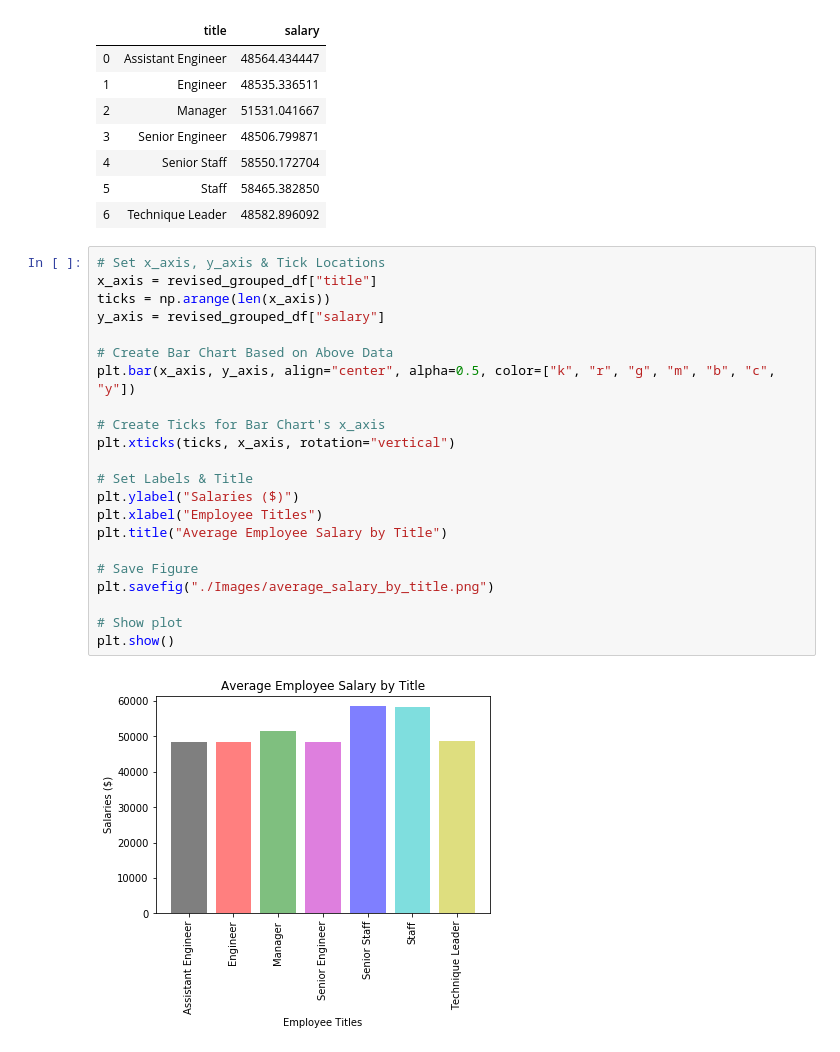
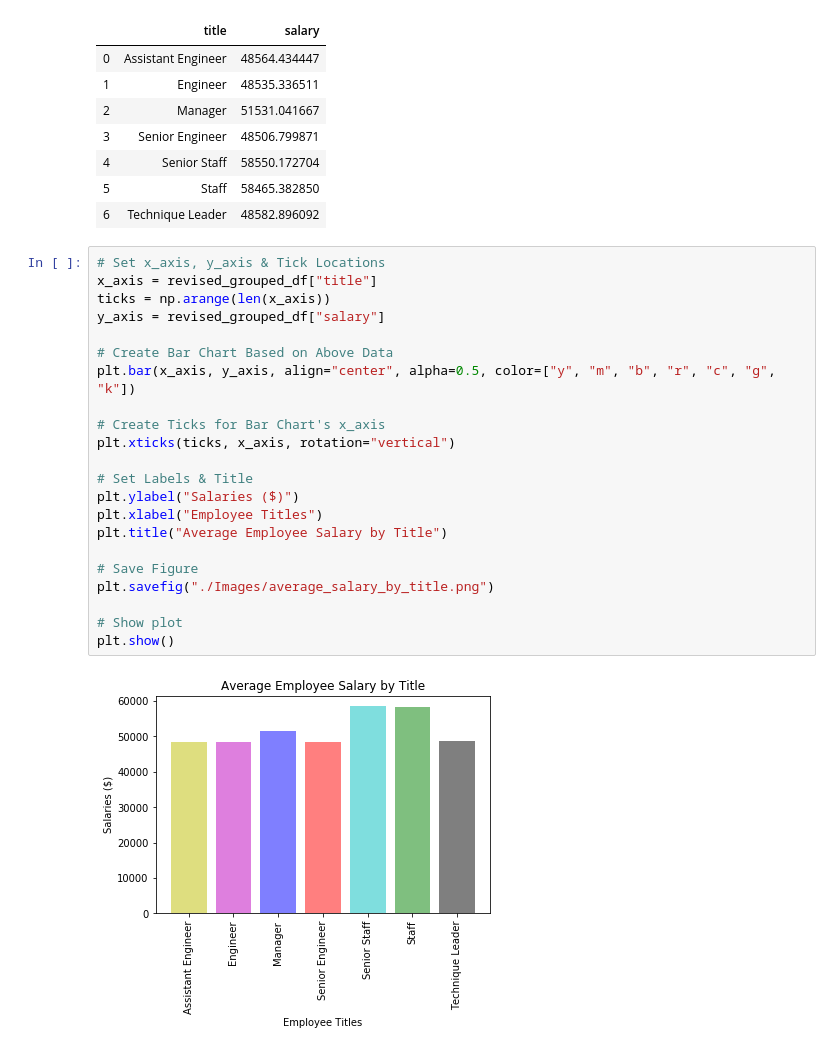
Before and after one commit to Monalipatel/sql-challenge, a Jupyter notebook: employee_db (Bonus).ipynb, the cells around one changed output. Cells and saved outputs as stored; diff of their text form.

```diff
--- a/employee_db (Bonus).ipynb
+++ b/employee_db (Bonus).ipynb
@@ -118,24 +118,24 @@ revised_grouped_df
 # %%
 # Set x_axis, y_axis & Tick Locations
 x_axis = revised_grouped_df["title"]
 ticks = np.arange(len(x_axis))
 y_axis = revised_grouped_df["salary"]
 
 # Create Bar Chart Based on Above Data
-plt.bar(x_axis, y_axis, align="center", alpha=0.5, color=["k", "r", "g", "m", "b", "c", "y"])
+plt.bar(x_axis, y_axis, align="center", alpha=0.5, color=["y", "m", "b", "r", "c", "g", "k"])
 
 # Create Ticks for Bar Chart's x_axis
 plt.xticks(ticks, x_axis, rotation="vertical")
 
 # Set Labels & Title
 plt.ylabel("Salaries ($)")
 plt.xlabel("Employee Titles")
 plt.title("Average Employee Salary by Title")
 
 # Save Figure
 plt.savefig("./Images/average_salary_by_title.png")
 
 # Show plot
 plt.show()
 # %% [output]
-[figure, old version]
+[figure, new version]
```
Also changed, not shown: parts of 2 cells of this notebook, 2 other files.
